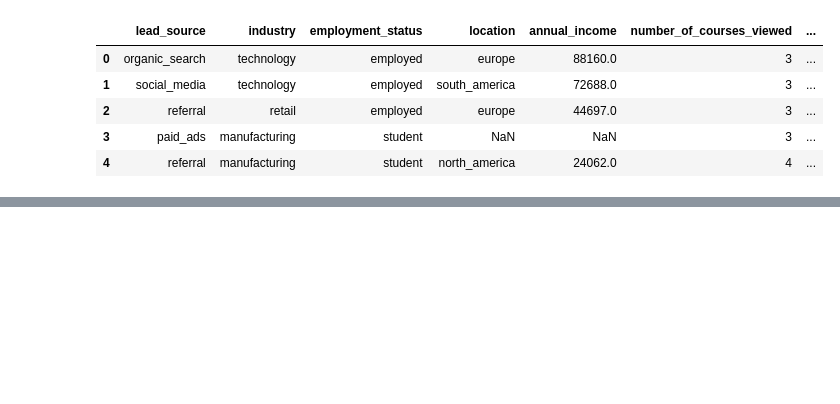
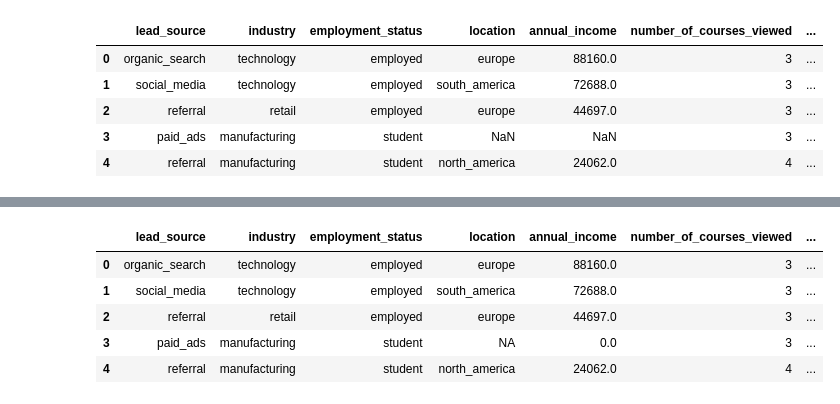
Before and after one commit to c6yxfkyhhz-dev/machine-learning-zoomcamp, a Jupyter notebook: 03-classification/03. homework.ipynb, the cells around one changed output, grey strips where cells are left out. Cells and saved outputs as stored; diff of their text form; code cells hidden in the pictures; blank space fills up the shorter version.

```diff
--- a/03-classification/03. homework.ipynb
+++ b/03-classification/03. homework.ipynb
@@ -30,0 +70,7 @@ df.head()
+# %%
+for column in df.columns:
+    if (df[column].isnull().sum() > 0):
+        if (df[column].dtype == 'str'):
+           df[column] = df[column].fillna("NA")
+        else:
+            df[column] = df[column].fillna(0.0)
@@ -30,0 +90,9 @@ df.head()
+# %%
+df.head()
+# %% [output]
+|  | lead_source | industry | employment_status | location | annual_income | number_of_courses_viewed | ... |
+| 0 | organic_search | technology | employed | europe | 88160.0 | 3 | ... |
+| 1 | social_media | technology | employed | south_america | 72688.0 | 3 | ... |
+| 2 | referral | retail | employed | europe | 44697.0 | 3 | ... |
+| 3 | paid_ads | manufacturing | student | NA | 0.0 | 3 | ... |
+| 4 | referral | manufacturing | student | north_america | 24062.0 | 4 | ... |
```
Also changed, not shown: parts of 36 cells of this notebook.
